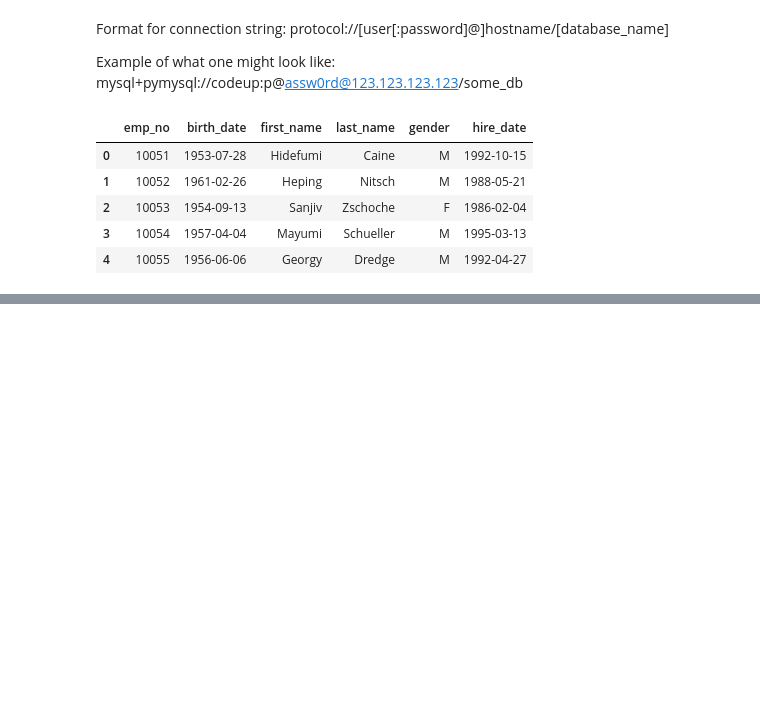
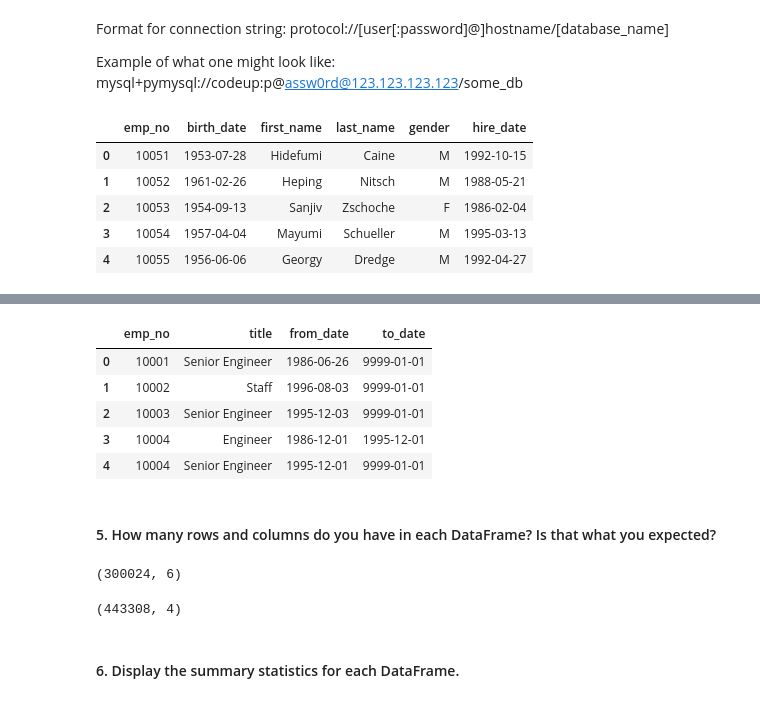
Before and after one commit to adam-talbot/numpy-pandas-visualization-exercises, a Jupyter notebook: advanced_dataframes.ipynb, the cells around one changed output, grey strips where cells are left out. Cells and saved outputs as stored; diff of their text form; code cells hidden in the pictures; blank space fills up the shorter version.

```diff
--- a/advanced_dataframes.ipynb
+++ b/advanced_dataframes.ipynb
@@ -31,0 +120,24 @@ pd.read_sql('SELECT * FROM employees LIMIT 5 OFFSET 50', url)
+# %%
+titles = pd.read_sql('SELECT * FROM titles', get_db_url(user, host, password, 'employees'))
+titles.head()
+# %% [output]
+|  | emp_no | title | from_date | to_date |
+| 0 | 10001 | Senior Engineer | 1986-06-26 | 9999-01-01 |
+| 1 | 10002 | Staff | 1996-08-03 | 9999-01-01 |
+| 2 | 10003 | Senior Engineer | 1995-12-03 | 9999-01-01 |
+| 3 | 10004 | Engineer | 1986-12-01 | 1995-12-01 |
+| 4 | 10004 | Senior Engineer | 1995-12-01 | 9999-01-01 |
+# %% [markdown]
+#### 5. How many rows and columns do you have in each DataFrame? Is that what you expected?
+# %%
+employees.shape
+# yes, this is what I expected (same dimensions as table in SQL Ace)
+# %% [output]
+(300024, 6)
+# %%
+titles.shape
+# yes, this is what I expected (same dimensions as table in SQL Ace)
+# %% [output]
+(443308, 4)
+# %% [markdown]
+#### 6. Display the summary statistics for each DataFrame.
```
Also changed, not shown: parts of 31 cells of this notebook.
